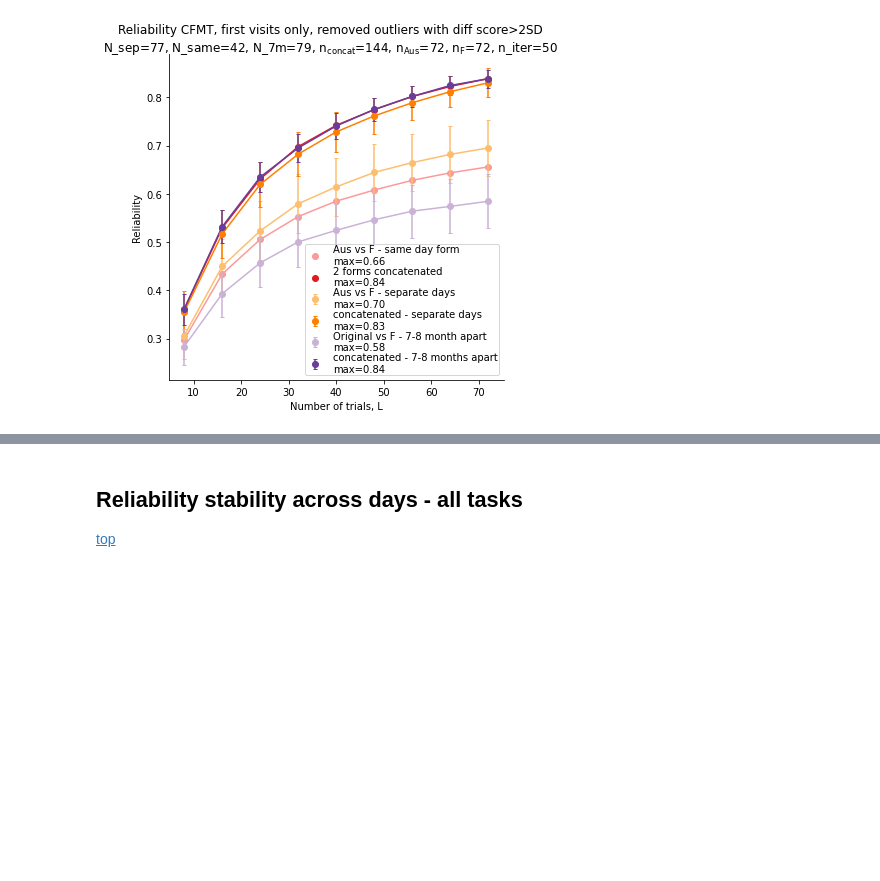
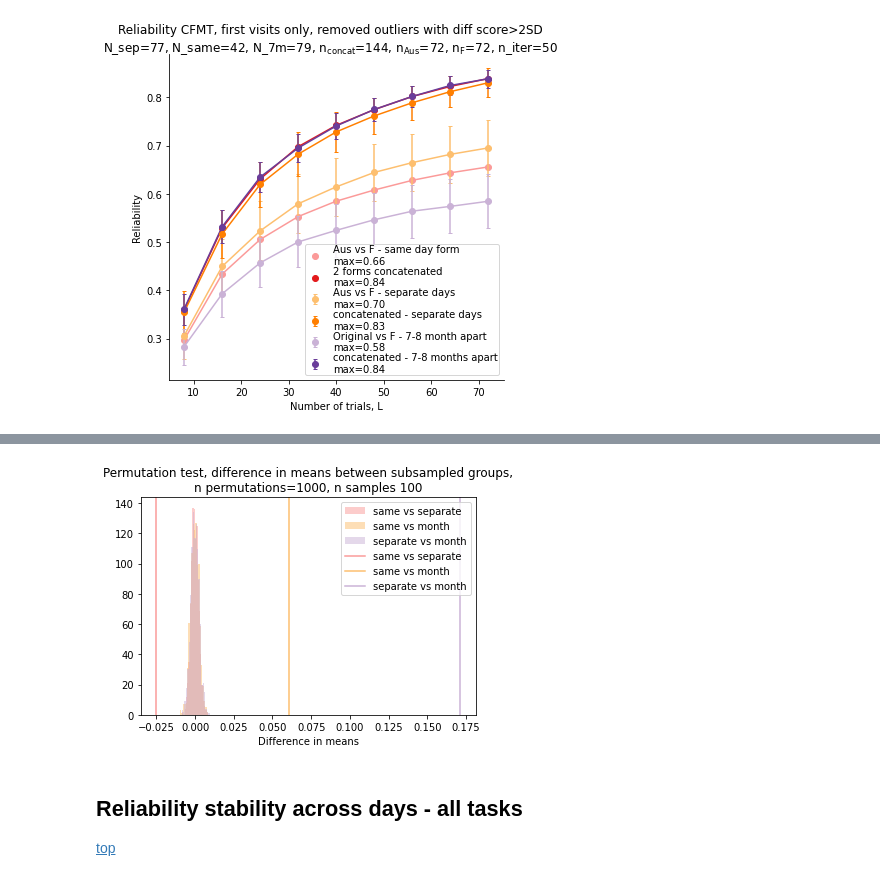
Before and after one commit to jankaWIS/reliability-paper, a Jupyter notebook: Figures/Figure_4-Revisions-reliability_stability_across_days-FMP_CFMT_all_tasks.ipynb, the cells around one changed output, grey strips where cells are left out. Saved outputs shown, nothing was run; the diff lists cells and outputs as text; code cells hidden in the pictures; blank space fills up the shorter version.

```diff
--- a/Figures/Figure_4-Revisions-reliability_stability_across_days-FMP_CFMT_all_tasks.ipynb
+++ b/Figures/Figure_4-Revisions-reliability_stability_across_days-FMP_CFMT_all_tasks.ipynb
@@ -929,3 +1456,19 @@ plt.show()
+# %%
+
+plt.hist(permutation_same_separate.mean(axis=0), bins=20, alpha=0.5, label='same vs separate', color=pallette_CFMT[0])
+plt.hist(permutation_same_month.mean(axis=0), bins=20, alpha=0.5, label='same vs month', color=pallette_CFMT[2])
+plt.hist(permutation_separate_month.mean(axis=0), bins=20, alpha=0.5, label='separate vs month', color=pallette_CFMT[4])
+
+plt.axvline(arr_difference_same_separate.mean(), label='same vs separate', color=pallette_CFMT[0])
+plt.axvline(arr_difference_same_month.mean(), label='same vs month', color=pallette_CFMT[2])
+plt.axvline(arr_difference_separate_month.mean(), label='separate vs month', color=pallette_CFMT[4])
+
+plt.xlabel('Difference in means')
+plt.title(f'Permutation test, difference in means between subsampled groups,\nn permutations={n_permutations}, n samples {N_iter_sampling_ttest}')
+plt.legend()
+plt.show()
+# %% [output]
+[figure, added]
 # %% [markdown]
 ## Reliability stability across days - all tasks
 [top](#top)
```
Also changed, not shown: parts of 32 cells of this notebook, 2 other files.
